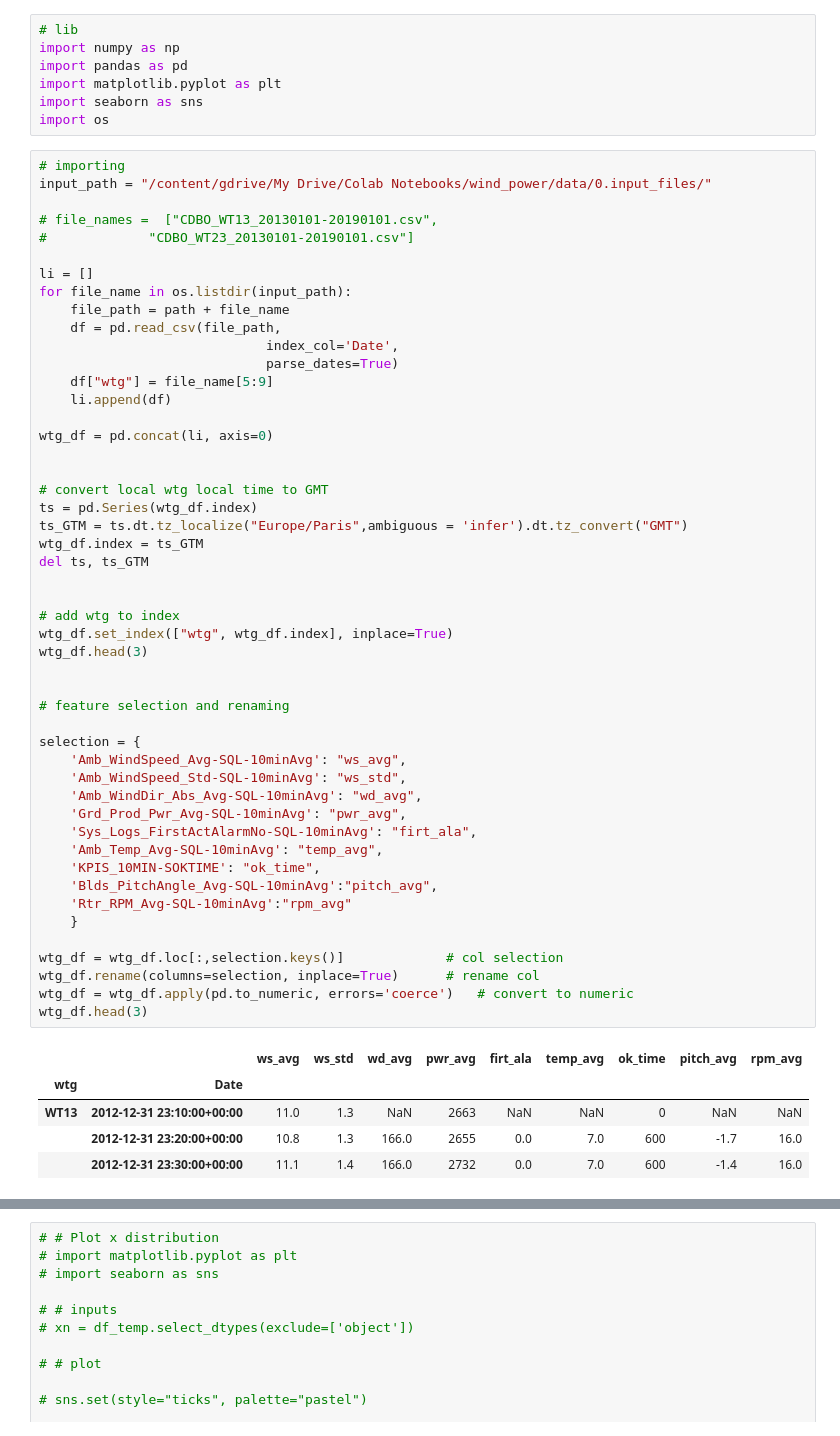
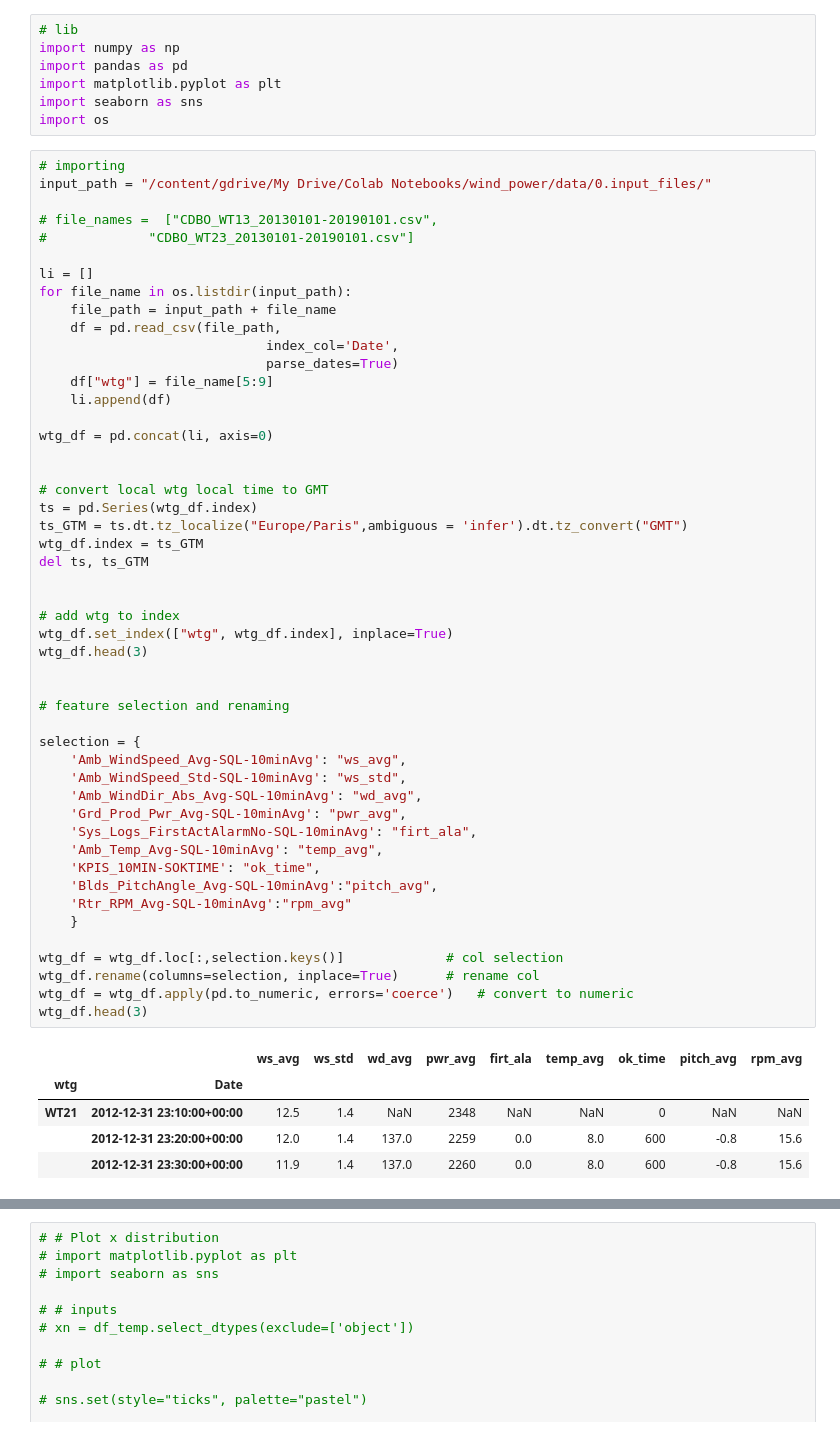
Before and after one commit to Umercia/wind_power, a Jupyter notebook: wind_farm_power_prediction.ipynb, the cells around one changed output, grey strips where cells are left out. Drawn from its saved outputs; the diff is of its cells as text.

```diff
--- a/wind_farm_power_prediction.ipynb
+++ b/wind_farm_power_prediction.ipynb
@@ -259,7 +255,7 @@ input_path = "/content/gdrive/My Drive/Colab Notebooks/wind_power/data/0.input_f
 
 li = []
 for file_name in os.listdir(input_path):
-    file_path = path + file_name
+    file_path = input_path + file_name
     df = pd.read_csv(file_path,
                              index_col='Date',
                              parse_dates=True)
@@ -275,33 +271,33 @@ ts_GTM = ts.dt.tz_localize("Europe/Paris",ambiguous = 'infer').dt.tz_convert("GM
 wtg_df.index = ts_GTM
 del ts, ts_GTM
 
 
 # add wtg to index
 wtg_df.set_index(["wtg", wtg_df.index], inplace=True)
 wtg_df.head(3)
 
 
 # feature selection and renaming
 
 selection = {
     'Amb_WindSpeed_Avg-SQL-10minAvg': "ws_avg",
     'Amb_WindSpeed_Std-SQL-10minAvg': "ws_std",
     'Amb_WindDir_Abs_Avg-SQL-10minAvg': "wd_avg",
     'Grd_Prod_Pwr_Avg-SQL-10minAvg': "pwr_avg",
     'Sys_Logs_FirstActAlarmNo-SQL-10minAvg': "firt_ala",
     'Amb_Temp_Avg-SQL-10minAvg': "temp_avg",
     'KPIS_10MIN-SOKTIME': "ok_time",
     'Blds_PitchAngle_Avg-SQL-10minAvg':"pitch_avg",
     'Rtr_RPM_Avg-SQL-10minAvg':"rpm_avg"
     }
 
 wtg_df = wtg_df.loc[:,selection.keys()]             # col selection
 wtg_df.rename(columns=selection, inplace=True)      # rename col
 wtg_df = wtg_df.apply(pd.to_numeric, errors='coerce')   # convert to numeric
 wtg_df.head(3)
 # %% [output]
 |  |  | ws_avg | ws_std | wd_avg | pwr_avg | firt_ala | temp_avg | ok_time | pitch_avg | rpm_avg |
 | wtg | Date |  |  |  |  |  |  |  |  |  |
-| WT13 | 2012-12-31 23:10:00+00:00 | 11.0 | 1.3 | NaN | 2663 | NaN | NaN | 0 | NaN | NaN |
-|  | 2012-12-31 23:20:00+00:00 | 10.8 | 1.3 | 166.0 | 2655 | 0.0 | 7.0 | 600 | -1.7 | 16.0 |
-|  | 2012-12-31 23:30:00+00:00 | 11.1 | 1.4 | 166.0 | 2732 | 0.0 | 7.0 | 600 | -1.4 | 16.0 |
+| WT21 | 2012-12-31 23:10:00+00:00 | 12.5 | 1.4 | NaN | 2348 | NaN | NaN | 0 | NaN | NaN |
+|  | 2012-12-31 23:20:00+00:00 | 12.0 | 1.4 | 137.0 | 2259 | 0.0 | 8.0 | 600 | -0.8 | 15.6 |
+|  | 2012-12-31 23:30:00+00:00 | 11.9 | 1.4 | 137.0 | 2260 | 0.0 | 8.0 | 600 | -0.8 | 15.6 |
```
Also changed, not shown: parts of 20 cells of this notebook.
